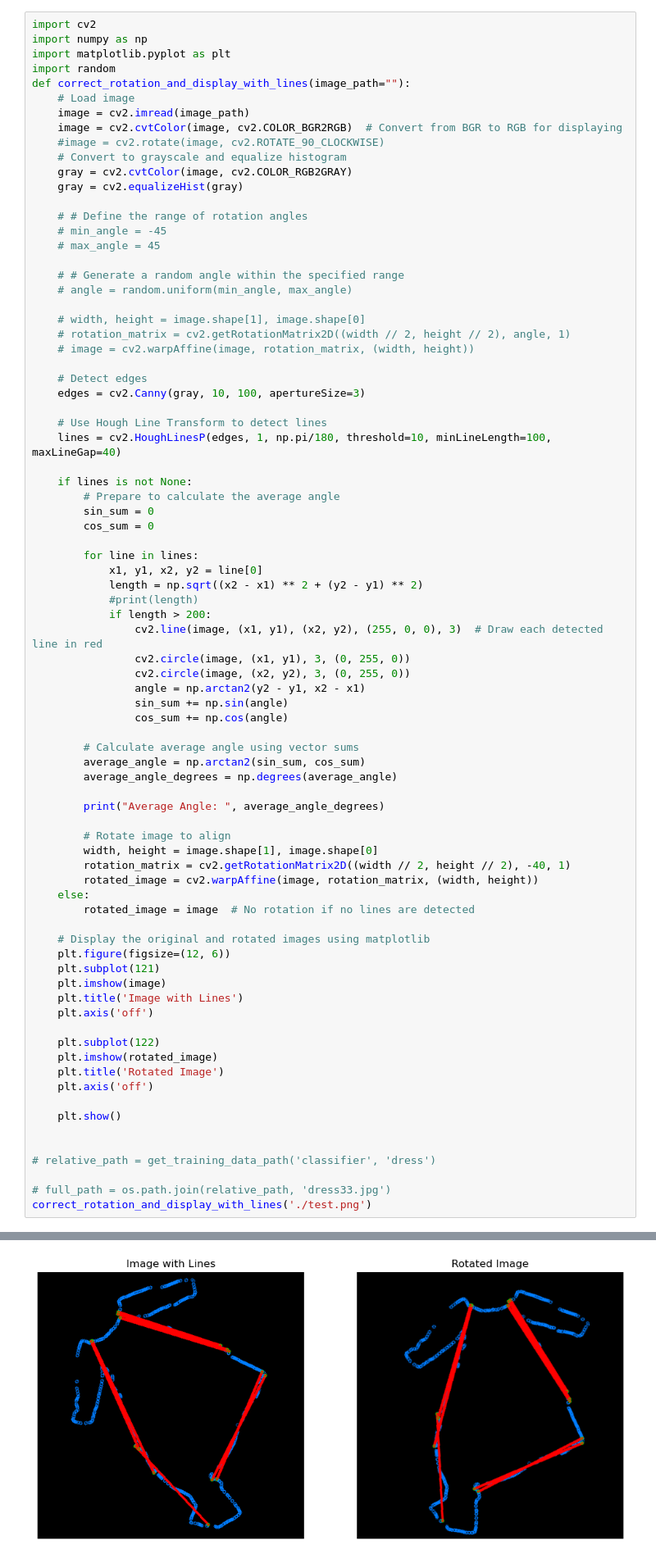
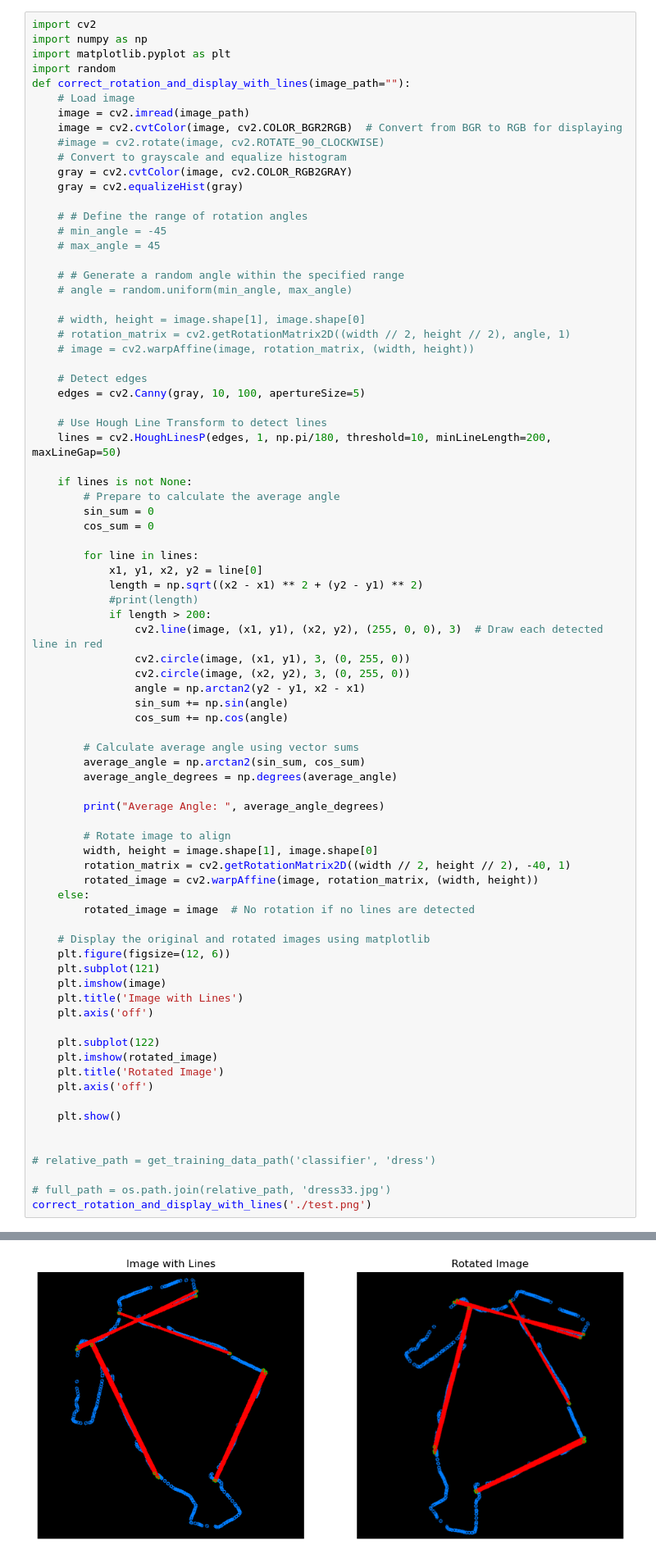
Before and after one commit to kohnmart/master-projekt, a Jupyter notebook: notebooks/preprocessing/line_detection.ipynb, the cells around one changed output, grey strips where cells are left out. Shown at 82% size. Cells and saved outputs as stored; diff of their text form.

```diff
--- a/notebooks/preprocessing/line_detection.ipynb
+++ b/notebooks/preprocessing/line_detection.ipynb
@@ -40,10 +40,10 @@ def correct_rotation_and_display_with_lines(image_path=""):
     # image = cv2.warpAffine(image, rotation_matrix, (width, height))
 
     # Detect edges
-    edges = cv2.Canny(gray, 10, 100, apertureSize=3)
+    edges = cv2.Canny(gray, 10, 100, apertureSize=5)
 
     # Use Hough Line Transform to detect lines
-    lines = cv2.HoughLinesP(edges, 1, np.pi/180, threshold=10, minLineLength=100, maxLineGap=40)
+    lines = cv2.HoughLinesP(edges, 1, np.pi/180, threshold=10, minLineLength=200, maxLineGap=50)
 
     if lines is not None:
         # Prepare to calculate the average angle
@@ -99 +99 @@ Average Angle:  17.59867214401756
-[figure, old version]
+[figure, new version]
```
Also changed, not shown: parts of 2 cells of this notebook, 2 other files.
